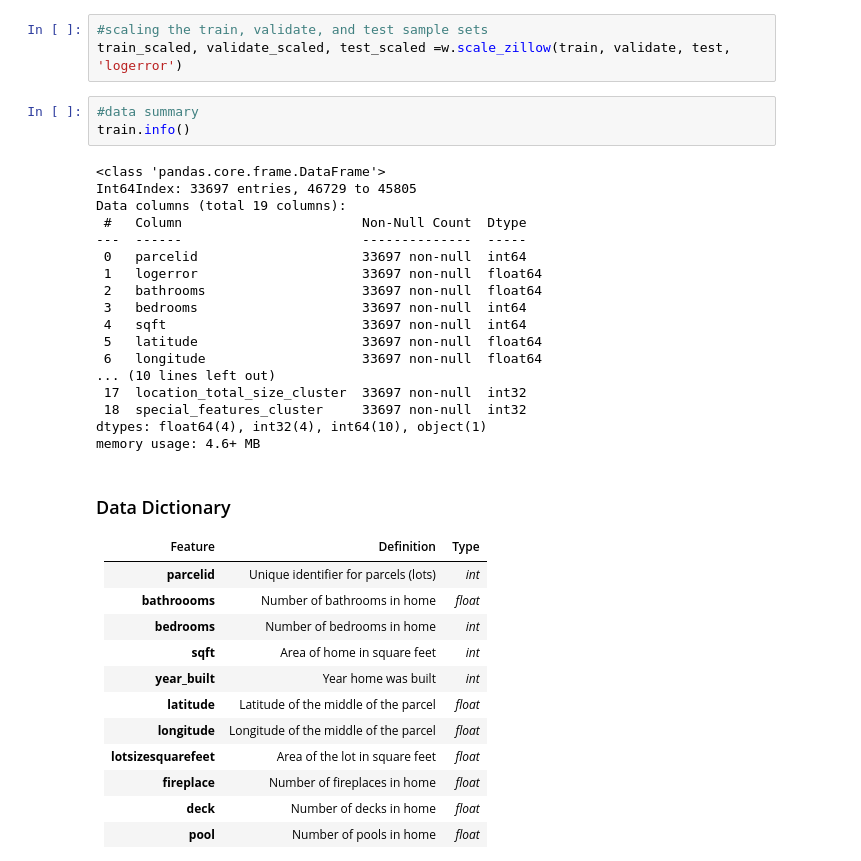
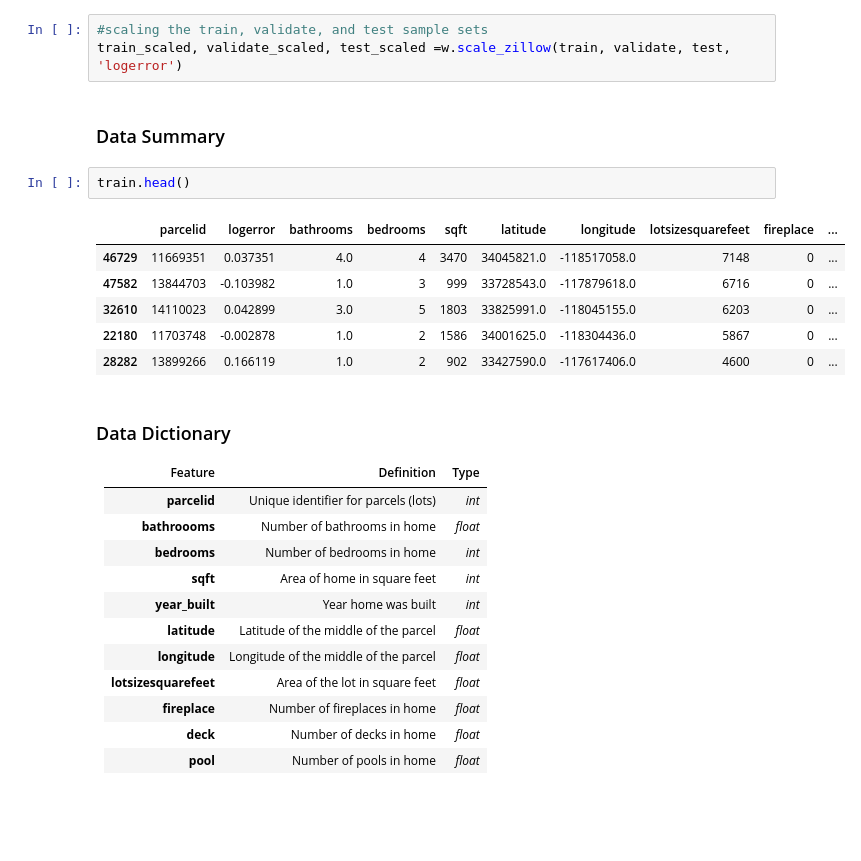
Before and after one commit to cd2022mirzakhani/clustering_project, a Jupyter notebook: Final_Zestimate.ipynb, the cells around one changed output. Drawn from its saved outputs; the diff is of its cells as text; blank space fills up the shorter version.

```diff
--- a/Final_Zestimate.ipynb
+++ b/Final_Zestimate.ipynb
@@ -100,27 +67,17 @@ train, validate, test = w.split_data(zillow)
 # %%
 #scaling the train, validate, and test sample sets
 train_scaled, validate_scaled, test_scaled =w.scale_zillow(train, validate, test, 'logerror')
-# %%
-#data summary
-train.info()
-# %% [output]
-<class 'pandas.core.frame.DataFrame'>
-Int64Index: 33697 entries, 46729 to 45805
-Data columns (total 19 columns):
- #   Column                       Non-Null Count  Dtype
----  ------                       --------------  -----
- 0   parcelid                     33697 non-null  int64
- 1   logerror                     33697 non-null  float64
- 2   bathrooms                    33697 non-null  float64
- 3   bedrooms                     33697 non-null  int64
- 4   sqft                         33697 non-null  int64
- 5   latitude                     33697 non-null  float64
- 6   longitude                    33697 non-null  float64
-... (10 lines left out)
- 17  location_total_size_cluster  33697 non-null  int32
- 18  special_features_cluster     33697 non-null  int32
-dtypes: float64(4), int32(4), int64(10), object(1)
-memory usage: 4.6+ MB
+# %% [markdown]
+### Data Summary
+# %%
+train.head()
+# %% [output]
+|  | parcelid | logerror | bathrooms | bedrooms | sqft | latitude | longitude | lotsizesquarefeet | fireplace | ... |
+| 46729 | 11669351 | 0.037351 | 4.0 | 4 | 3470 | 34045821.0 | -118517058.0 | 7148 | 0 | ... |
+| 47582 | 13844703 | -0.103982 | 1.0 | 3 | 999 | 33728543.0 | -117879618.0 | 6716 | 0 | ... |
+| 32610 | 14110023 | 0.042899 | 3.0 | 5 | 1803 | 33825991.0 | -118045155.0 | 6203 | 0 | ... |
+| 22180 | 11703748 | -0.002878 | 1.0 | 2 | 1586 | 34001625.0 | -118304436.0 | 5867 | 0 | ... |
+| 28282 | 13899266 | 0.166119 | 1.0 | 2 | 902 | 33427590.0 | -117617406.0 | 4600 | 0 | ... |
 # %% [markdown]
 ### Data Dictionary
 | Feature | Definition | Type |
```
Also changed, not shown: parts of 22 cells of this notebook.
